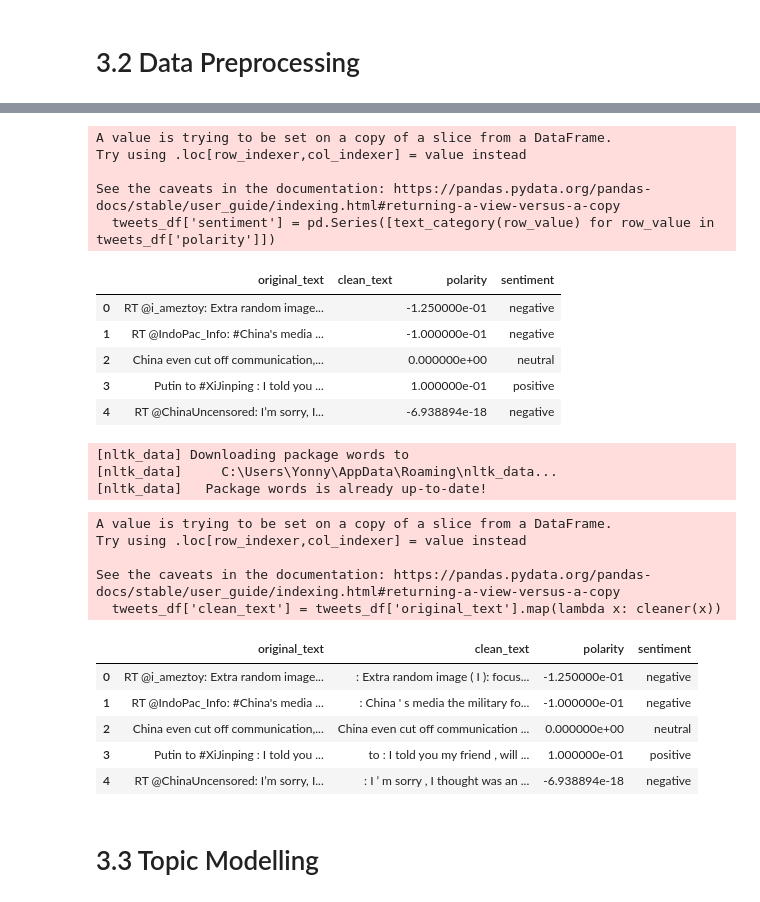
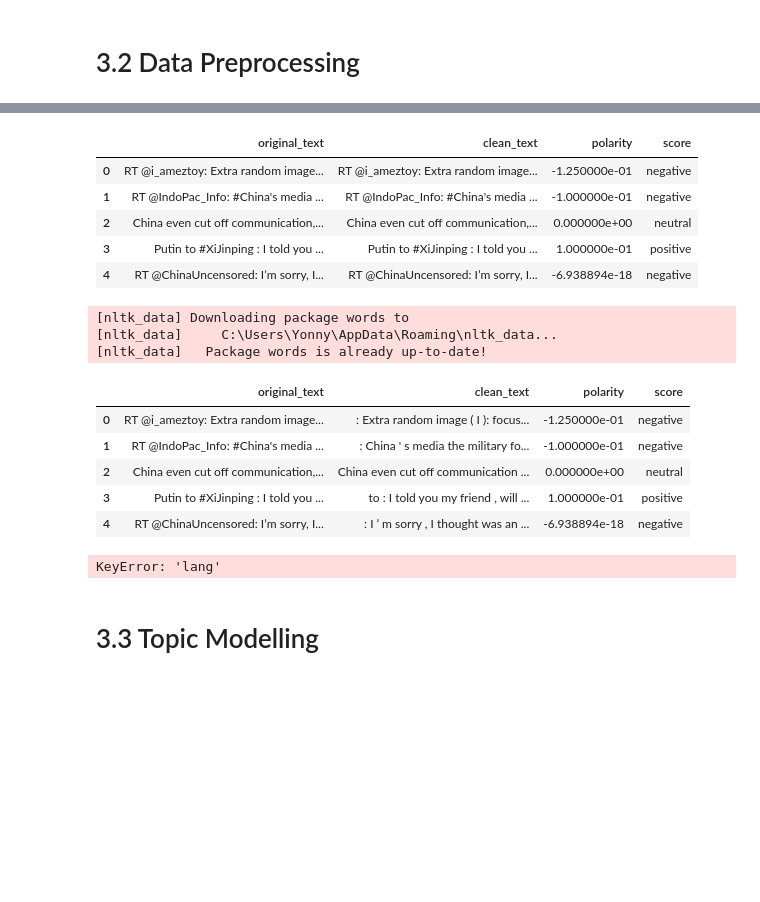
Before and after one commit to YohansSamuel/Twitter-Data-Analysis, a Jupyter notebook: task3_topic_modeling_and_sentiment_analysis..ipynb, the cells around one changed output, grey strips where cells are left out. Drawn from its saved outputs; the diff is of its cells as text; code cells hidden in the pictures; blank space fills up the shorter version.

Commit message:
add on data exploration

```diff
--- a/task3_topic_modeling_and_sentiment_analysis..ipynb
+++ b/task3_topic_modeling_and_sentiment_analysis..ipynb
@@ -80,7 +94,7 @@ tweets_df.dropna()
 # 3.2 Data Preprocessing
 # %%
 # add new column named clean_text to store cleaned original text
-tweets_df.insert(4,column = 'clean_text',value = '')
+tweets_df.insert(4,column = 'clean_text',value = tweets_df['original_text'])
 # %%
 # add new column named sentimnt to where the text is positive,negative or neutral
 # tweets_df.insert(7,column = 'sentiment',value = tweets_df['polarity'])
@@ -111,18 +125,13 @@ def text_category (polarity):
     else:
         return 'neutral'
 # %%
-tweets_df['sentiment'] = pd.Series([text_category(row_value) for row_value in tweets_df['polarity']])
-#tweets_df = pd.concat([tweets_df, tweets_df['sentiment']], axis=1)
+score= pd.Series([text_category(row_value) for row_value in tweets_df['polarity']])
+tweets_df = pd.concat([tweets_df, score.rename('score')], axis=1)
 tweets_df.head()
 # %% [output]
-A value is trying to be set on a copy of a slice from a DataFrame.
-Try using .loc[row_indexer,col_indexer] = value instead
-
-See the caveats in the documentation: https://pandas.pydata.org/pandas-docs/stable/user_guide/indexing.html#returning-a-view-versus-a-copy
-  tweets_df['sentiment'] = pd.Series([text_category(row_value) for row_value in tweets_df['polarity']])
-|  | original_text | clean_text | polarity | sentiment |
-| 0 | RT @i_ameztoy: Extra random image... |  | -1.250000e-01 | negative |
-| 1 | RT @IndoPac_Info: #China's media ... |  | -1.000000e-01 | negative |
-| 2 | China even cut off communication,... |  | 0.000000e+00 | neutral |
-| 3 | Putin to #XiJinping : I told you ... |  | 1.000000e-01 | positive |
-| 4 | RT @ChinaUncensored: I’m sorry, I... |  | -6.938894e-18 | negative |
+|  | original_text | clean_text | polarity | score |
+| 0 | RT @i_ameztoy: Extra random image... | RT @i_ameztoy: Extra random image... | -1.250000e-01 | negative |
+| 1 | RT @IndoPac_Info: #China's media ... | RT @IndoPac_Info: #China's media ... | -1.000000e-01 | negative |
+| 2 | China even cut off communication,... | China even cut off communication,... | 0.000000e+00 | neutral |
+| 3 | Putin to #XiJinping : I told you ... | Putin to #XiJinping : I told you ... | 1.000000e-01 | positive |
+| 4 | RT @ChinaUncensored: I’m sorry, I... | RT @ChinaUncensored: I’m sorry, I... | -6.938894e-18 | negative |
@@ -137,6 +158,7 @@ words = set(nltk.corpus.words.words())
 [nltk_data]     C:\Users\Yonny\AppData\Roaming\nltk_data...
 [nltk_data]   Package words is already up-to-date!
 # %%
+
 def cleaner(tweet):
     tweet = re.sub("@[A-Za-z0-9]+","",tweet) #Remove @ sign
     tweet = re.sub(r"(?:\@|http?\://|https?\://|www)\S+", "", tweet) #Remove http links
@@ -147,16 +169,10 @@ def cleaner(tweet):
          if w.lower() in words or not w.isalpha())
     return tweet
 
-
 tweets_df['clean_text'] = tweets_df['original_text'].map(lambda x: cleaner(x))
 tweets_df.head()
 # %% [output]
-A value is trying to be set on a copy of a slice from a DataFrame.
-Try using .loc[row_indexer,col_indexer] = value instead
-
-See the caveats in the documentation: https://pandas.pydata.org/pandas-docs/stable/user_guide/indexing.html#returning-a-view-versus-a-copy
-  tweets_df['clean_text'] = tweets_df['original_text'].map(lambda x: cleaner(x))
-|  | original_text | clean_text | polarity | sentiment |
+|  | original_text | clean_text | polarity | score |
 | 0 | RT @i_ameztoy: Extra random image... | : Extra random image ( I ): focus... | -1.250000e-01 | negative |
 | 1 | RT @IndoPac_Info: #China's media ... | : China ' s media the military fo... | -1.000000e-01 | negative |
 | 2 | China even cut off communication,... | China even cut off communication ... | 0.000000e+00 | neutral |
@@ -190,6 +206,11 @@ class PrepareData:
     # TFIDF
 
     return word_list, word_to_id, corpus_1
+# %%
+PrepareData_obj=PrepareData(tweets_df)
+word_list ,id2word,corpus=PrepareData_obj.preprocess_data()
+# %% [output]
+KeyError: 'lang'
 # %% [markdown]
 # 3.3 Topic Modelling
 # %% [markdown]
```
Also changed, not shown: parts of 5 cells of this notebook.
